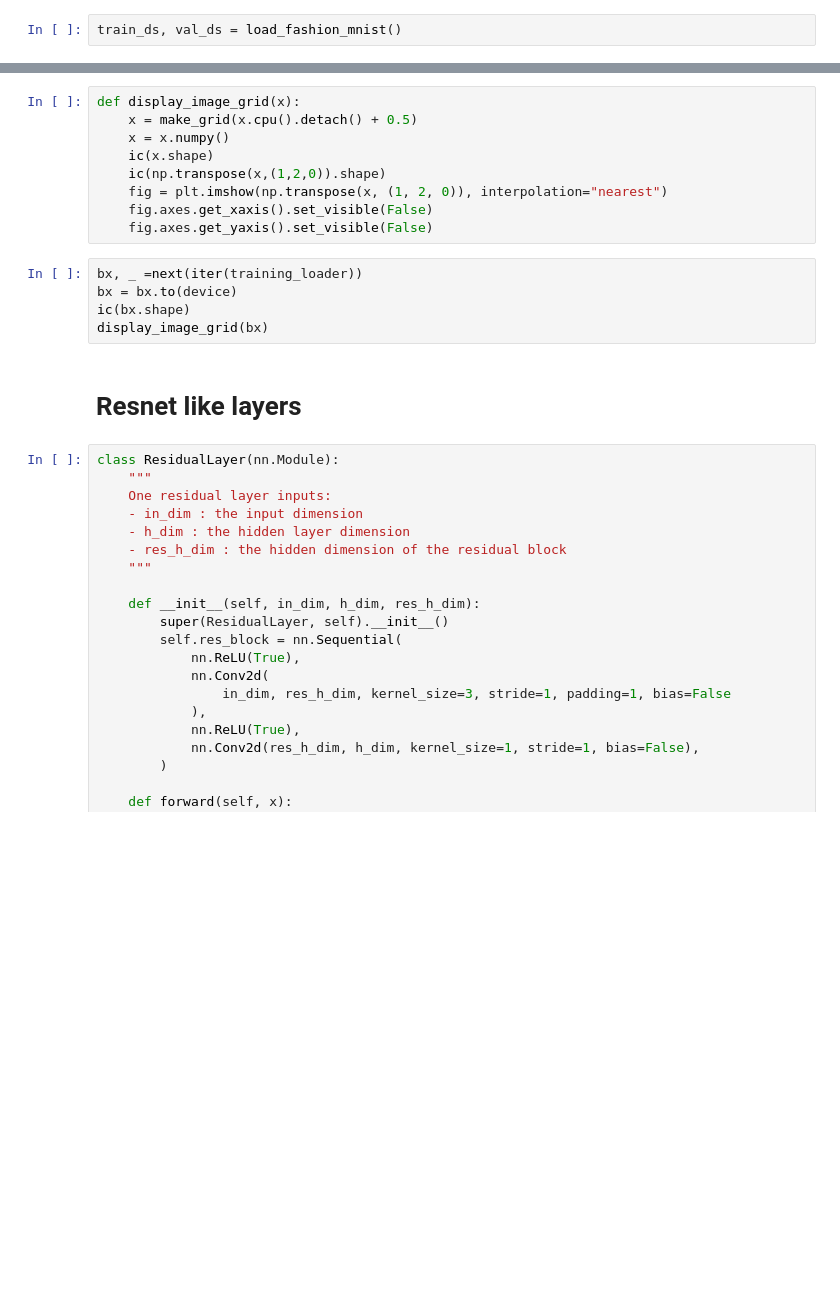
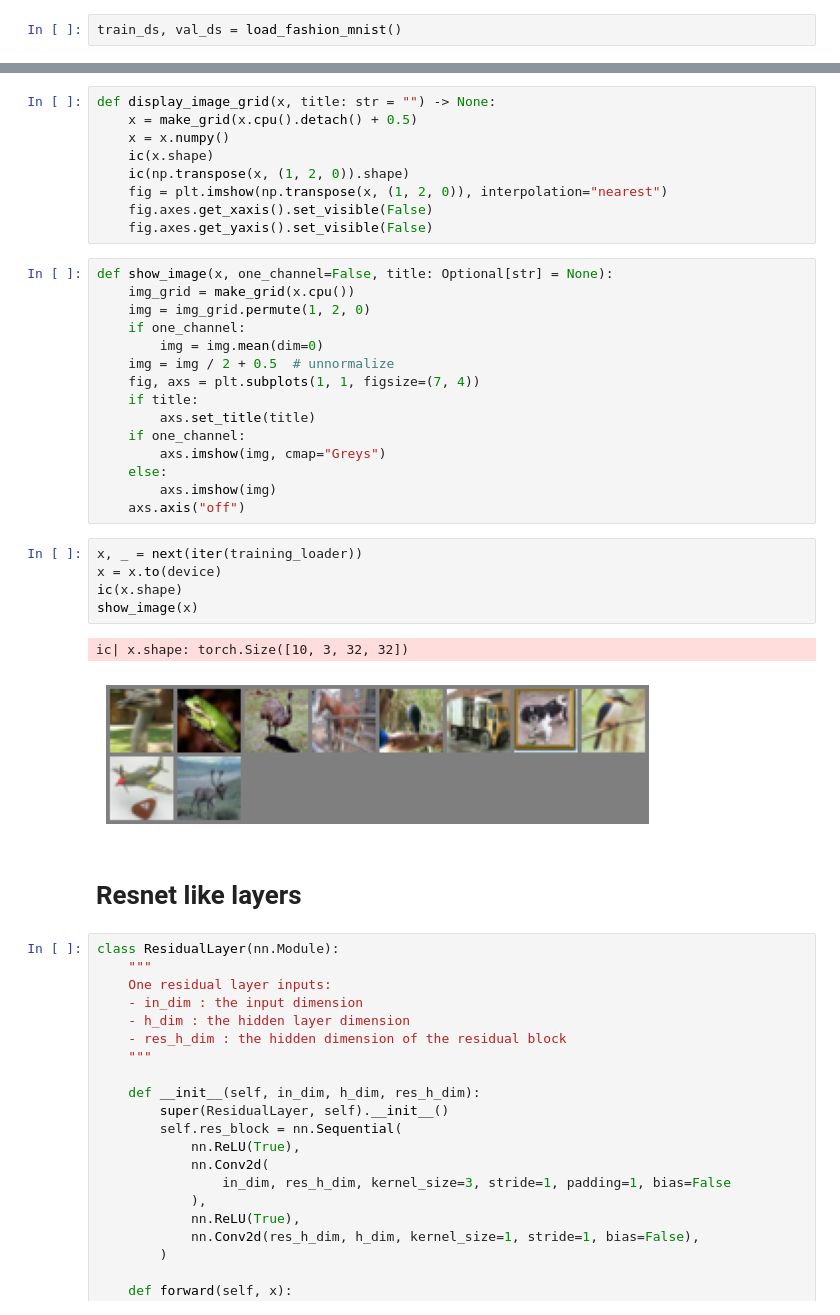
Before and after one commit to jean-kunz/cop_diffusion, a Jupyter notebook: nbks/ref_vq_vae.ipynb, the cells around one changed output, grey strips where cells are left out. Drawn from its saved outputs; the diff is of its cells as text; blank space fills up the shorter version.

```diff
--- a/nbks/ref_vq_vae.ipynb
+++ b/nbks/ref_vq_vae.ipynb
@@ -97,17 +110,35 @@ training_data.data.min(), training_data.data.max()
 # %%
-def display_image_grid(x):
+def display_image_grid(x, title: str = "") -> None:
     x = make_grid(x.cpu().detach() + 0.5)
     x = x.numpy()
     ic(x.shape)
-    ic(np.transpose(x,(1,2,0)).shape)
+    ic(np.transpose(x, (1, 2, 0)).shape)
     fig = plt.imshow(np.transpose(x, (1, 2, 0)), interpolation="nearest")
     fig.axes.get_xaxis().set_visible(False)
     fig.axes.get_yaxis().set_visible(False)
+# %%
+def show_image(x, one_channel=False, title: Optional[str] = None):
+    img_grid = make_grid(x.cpu())
+    img = img_grid.permute(1, 2, 0)
+    if one_channel:
+        img = img.mean(dim=0)
+    img = img / 2 + 0.5  # unnormalize
+    fig, axs = plt.subplots(1, 1, figsize=(7, 4))
+    if title:
+        axs.set_title(title)
+    if one_channel:
+        axs.imshow(img, cmap="Greys")
+    else:
+        axs.imshow(img)
+    axs.axis("off")
 # %%
-bx, _ =next(iter(training_loader))
-bx = bx.to(device)
-ic(bx.shape)
-display_image_grid(bx)
+x, _ = next(iter(training_loader))
+x = x.to(device)
+ic(x.shape)
+show_image(x)
+# %% [output]
+ic| x.shape: torch.Size([10, 3, 32, 32])
+[figure, added]
 # %% [markdown]
 # Resnet like layers
 # %%
```
Also changed, not shown: parts of 16 cells of this notebook, 2 other files.
